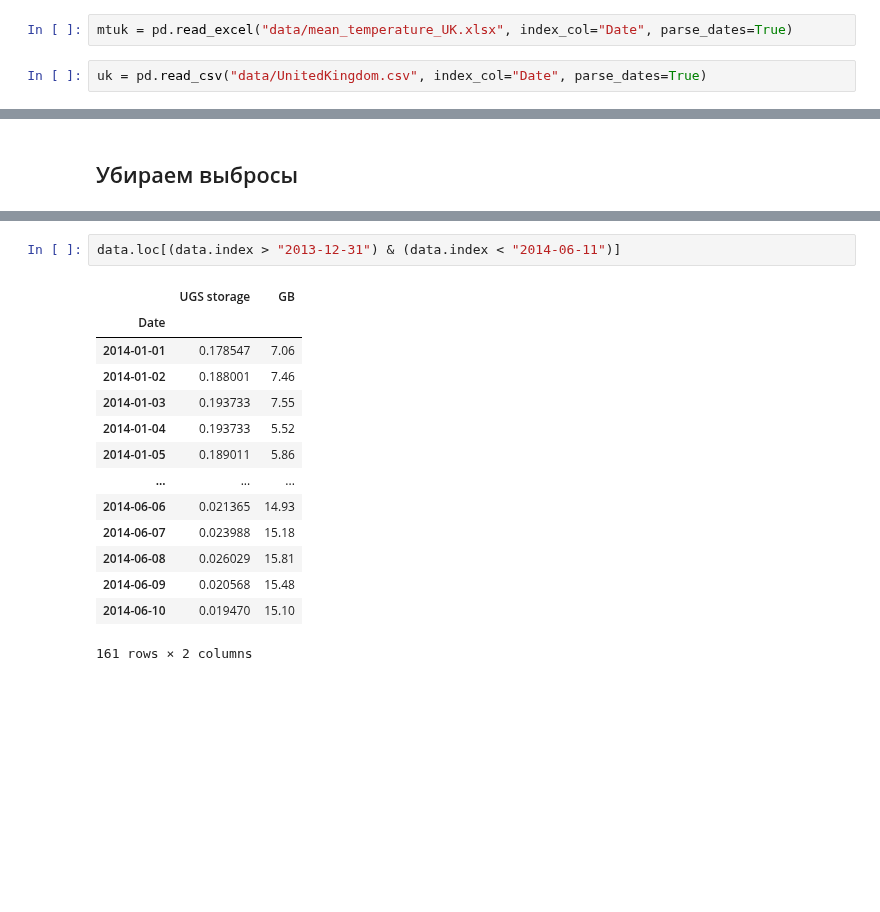
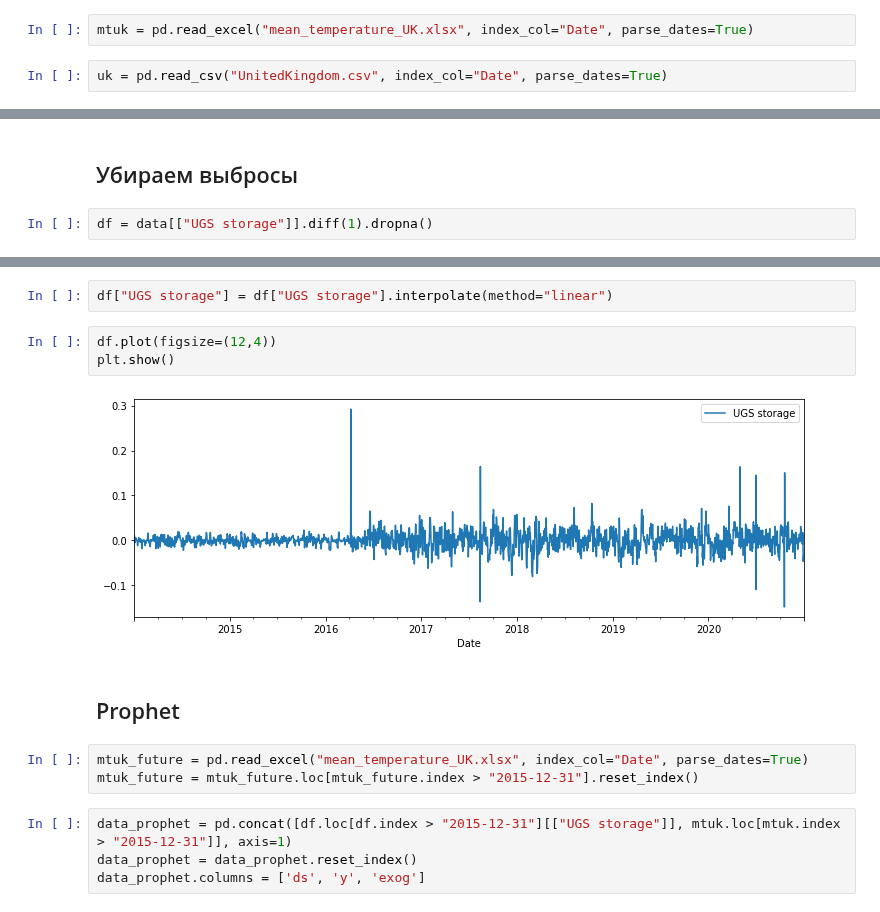
Before and after one commit to endygamedev/university, a Jupyter notebook: 3-course-6-semester/forecasting-methods/4. Exogenous factors/4.2 Task.ipynb, the cells around one changed output, grey strips where cells are left out. Saved outputs shown, nothing was run; the diff lists cells and outputs as text; blank space fills up the shorter version.

Commit message:
Edit `4.2 Task` in `forecasting-methods`

```diff
--- a/3-course-6-semester/forecasting-methods/4. Exogenous factors/4.2 Task.ipynb
+++ b/3-course-6-semester/forecasting-methods/4. Exogenous factors/4.2 Task.ipynb
@@ -14,9 +16,9 @@ plt.rcParams["figure.figsize"] = (12,5)
 # %% [markdown]
 ## Данные
 # %%
-mtuk = pd.read_excel("data/mean_temperature_UK.xlsx", index_col="Date", parse_dates=True)
+mtuk = pd.read_excel("mean_temperature_UK.xlsx", index_col="Date", parse_dates=True)
 # %%
-uk = pd.read_csv("data/UnitedKingdom.csv", index_col="Date", parse_dates=True)
+uk = pd.read_csv("UnitedKingdom.csv", index_col="Date", parse_dates=True)
 # %%
 uk
 # %% [output]
@@ -55,4 +57,6 @@ plt.show()
 [figure]
 # %% [markdown]
 ## Убираем выбросы
+# %%
+df = data[["UGS storage"]].diff(1).dropna()
 # %%
@@ -82,17 +101,16 @@ data.loc[(data["UGS storage"] > quantile_up) | (data["UGS storage"] < quantile_l
-# %%
-data.loc[(data.index > "2013-12-31") & (data.index < "2014-06-11")]
-# %% [output]
-|  | UGS storage | GB |
-| Date |  |  |
-| 2014-01-01 | 0.178547 | 7.06 |
-| 2014-01-02 | 0.188001 | 7.46 |
-| 2014-01-03 | 0.193733 | 7.55 |
-| 2014-01-04 | 0.193733 | 5.52 |
-| 2014-01-05 | 0.189011 | 5.86 |
-| ... | ... | ... |
-| 2014-06-06 | 0.021365 | 14.93 |
-| 2014-06-07 | 0.023988 | 15.18 |
-| 2014-06-08 | 0.026029 | 15.81 |
-| 2014-06-09 | 0.020568 | 15.48 |
-| 2014-06-10 | 0.019470 | 15.10 |
-161 rows × 2 columns
+# %%
+df["UGS storage"] = df["UGS storage"].interpolate(method="linear")
+# %%
+df.plot(figsize=(12,4))
+plt.show()
+# %% [output]
+[figure, added]
+# %% [markdown]
+## Prophet
+# %%
+mtuk_future = pd.read_excel("mean_temperature_UK.xlsx", index_col="Date", parse_dates=True)
+mtuk_future = mtuk_future.loc[mtuk_future.index > "2015-12-31"].reset_index()
+# %%
+data_prophet = pd.concat([df.loc[df.index > "2015-12-31"][["UGS storage"]], mtuk.loc[mtuk.index > "2015-12-31"]], axis=1)
+data_prophet = data_prophet.reset_index()
+data_prophet.columns = ['ds', 'y', 'exog']
```
Also changed, not shown: parts of 9 cells of this notebook.
